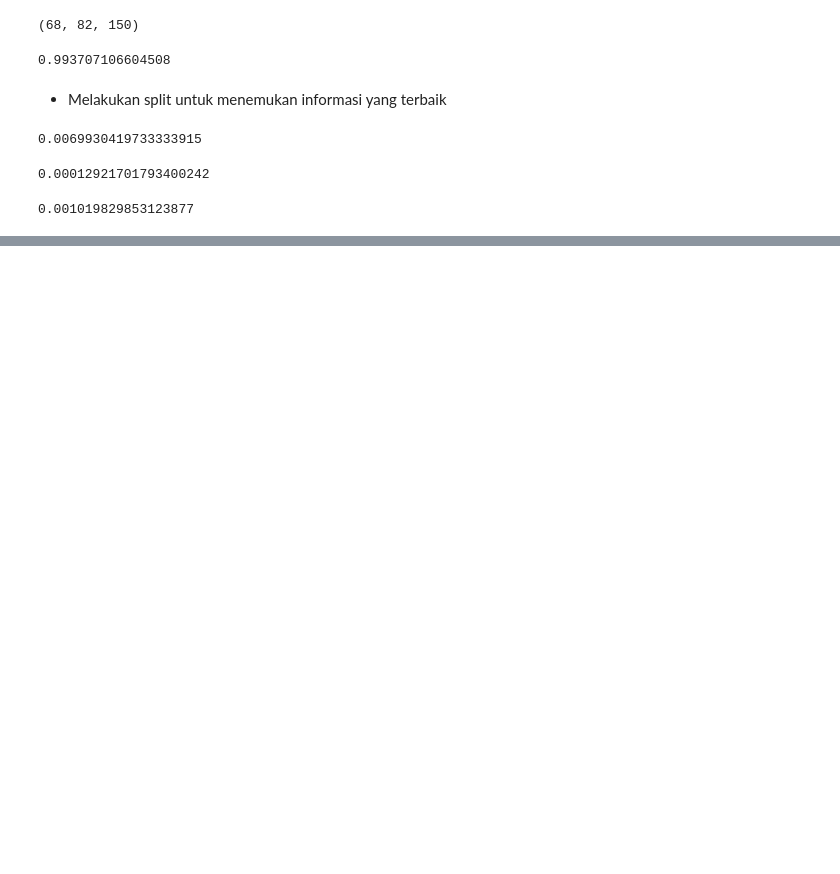
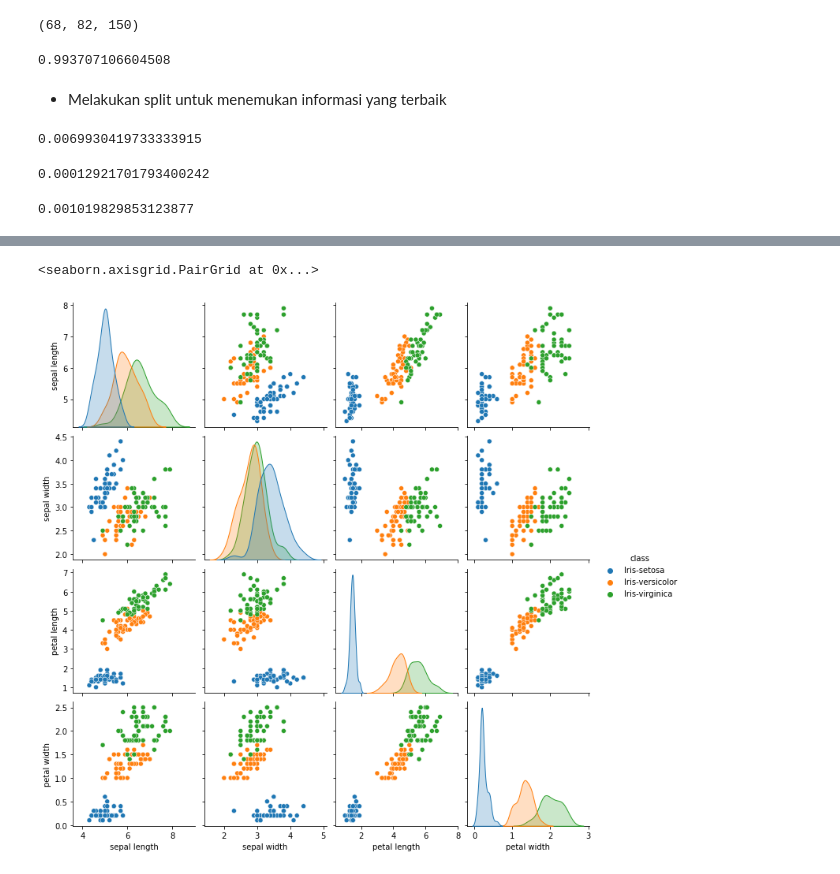
Before and after one commit to HamedAyani114/Data-Mining, a Jupyter notebook: _sources/notebooks.ipynb, the cells around one changed output, grey strips where cells are left out. Saved outputs shown, nothing was run; the diff lists cells and outputs as text; code cells hidden in the pictures; blank space fills up the shorter version.

```diff
--- a/_sources/notebooks.ipynb
+++ b/_sources/notebooks.ipynb
@@ -561,0 +577,3 @@ gain(entropy_d, info_split3)
+# %%
+columns = ["sepal length", "sepal width", "petal length", "petal width", "class"]
+df = pd.read_csv(urlDatasetIris)
@@ -561,0 +617,5 @@ gain(entropy_d, info_split3)
+# %%
+sns.pairplot(df, hue='class')
+# %% [output]
+<seaborn.axisgrid.PairGrid at 0x...>
+[figure, added]
```
Also changed, not shown: parts of 13 cells of this notebook, 8 other files.
